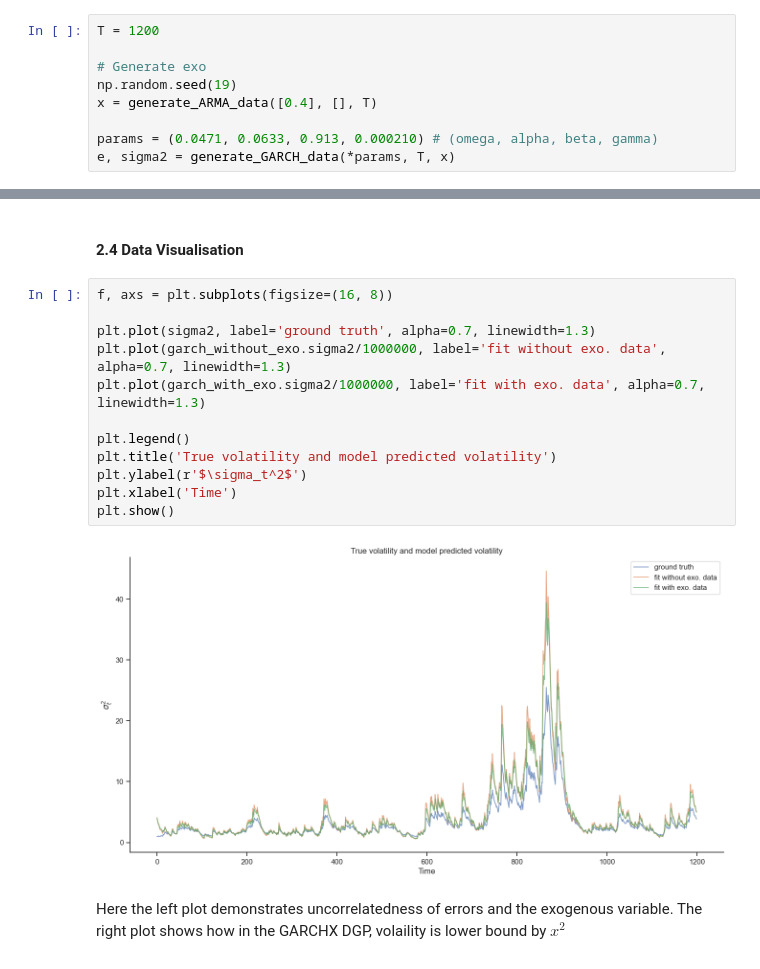
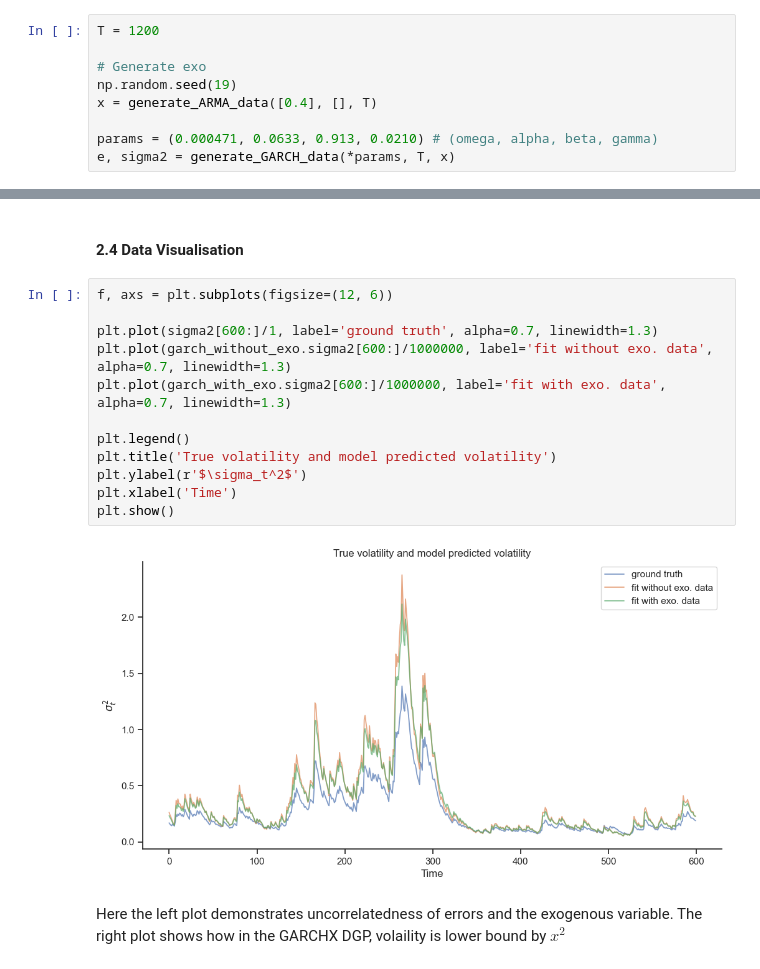
Before and after one commit to hwh1771/sentiment-analysis-volatility-forecasting, a Jupyter notebook: notebooks/05_simumlation_study.ipynb, the cells around one changed output, grey strips where cells are left out. Saved outputs shown, nothing was run; the diff lists cells and outputs as text.

```diff
--- a/notebooks/05_simumlation_study.ipynb
+++ b/notebooks/05_simumlation_study.ipynb
@@ -93,7 +93,7 @@ T = 1200
 np.random.seed(19)
 x = generate_ARMA_data([0.4], [], T)
 
-params = (0.0471, 0.0633, 0.913, 0.000210) # (omega, alpha, beta, gamma)
+params = (0.000471, 0.0633, 0.913, 0.0210) # (omega, alpha, beta, gamma)
 e, sigma2 = generate_GARCH_data(*params, T, x)
 # %%
 f, axs = plt.subplots(figsize=(11, 4))
@@ -171,19 +171,19 @@ GARCHX MSE: 4.36657438993842
 # %% [markdown]
 #### 2.4 Data Visualisation
 # %%
-f, axs = plt.subplots(figsize=(16, 8))
+f, axs = plt.subplots(figsize=(12, 6))
 
-plt.plot(sigma2, label='ground truth', alpha=0.7, linewidth=1.3)
-plt.plot(garch_without_exo.sigma2/1000000, label='fit without exo. data', alpha=0.7, linewidth=1.3)
-plt.plot(garch_with_exo.sigma2/1000000, label='fit with exo. data', alpha=0.7, linewidth=1.3)
+plt.plot(sigma2[600:]/1, label='ground truth', alpha=0.7, linewidth=1.3)
+plt.plot(garch_without_exo.sigma2[600:]/1000000, label='fit without exo. data', alpha=0.7, linewidth=1.3)
+plt.plot(garch_with_exo.sigma2[600:]/1000000, label='fit with exo. data', alpha=0.7, linewidth=1.3)
 
 plt.legend()
 plt.title('True volatility and model predicted volatility')
 plt.ylabel(r'$\sigma_t^2$')
 plt.xlabel('Time')
 plt.show()
 # %% [output]
-[figure, old version]
+[figure, new version]
 # %% [markdown]
 Here the left plot demonstrates uncorrelatedness of errors and the exogenous variable. The right plot shows how in the GARCHX DGP, volaility is lower bound by $x^2$
 # %%
```
Also changed, not shown: parts of 10 cells of this notebook.
